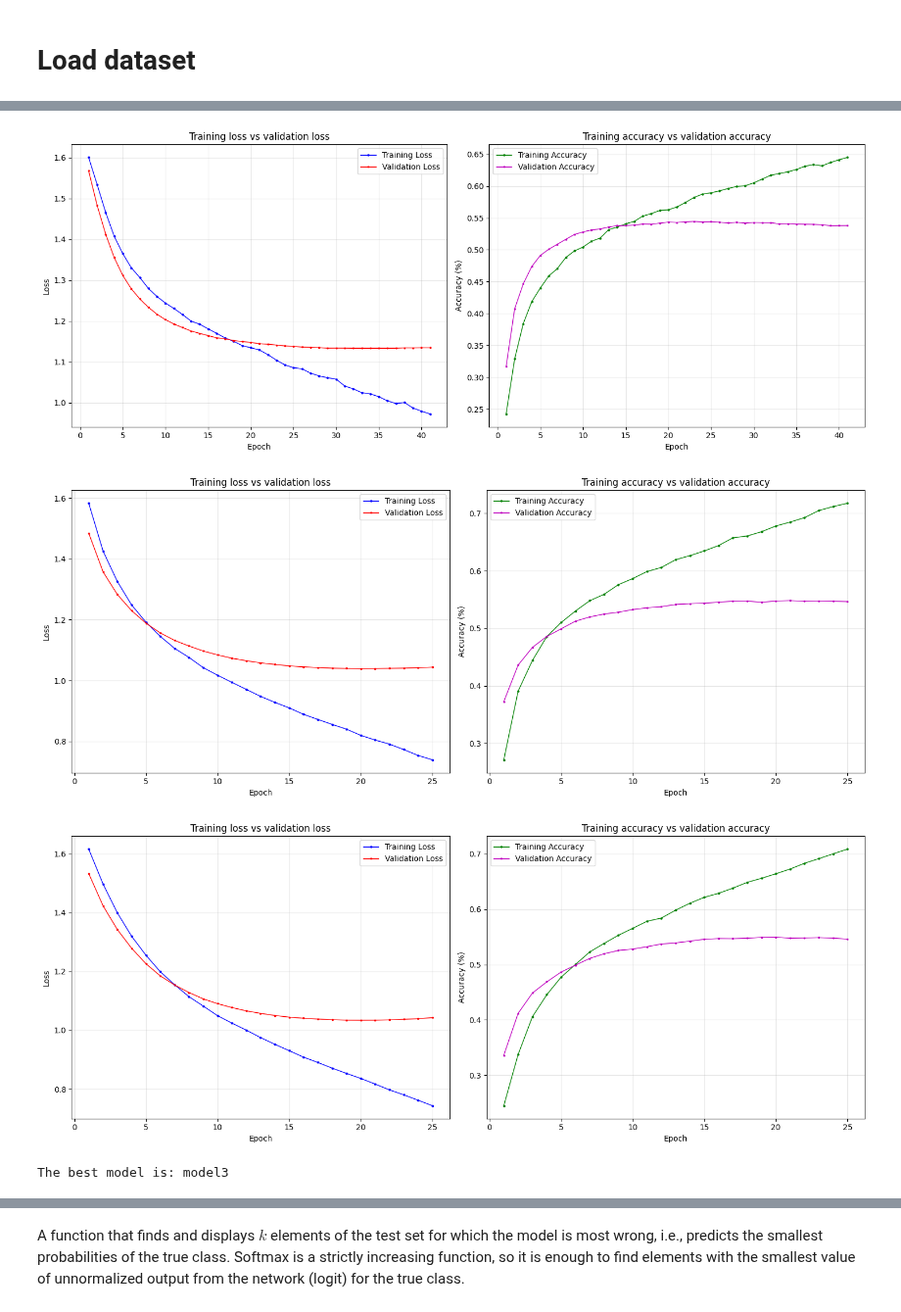
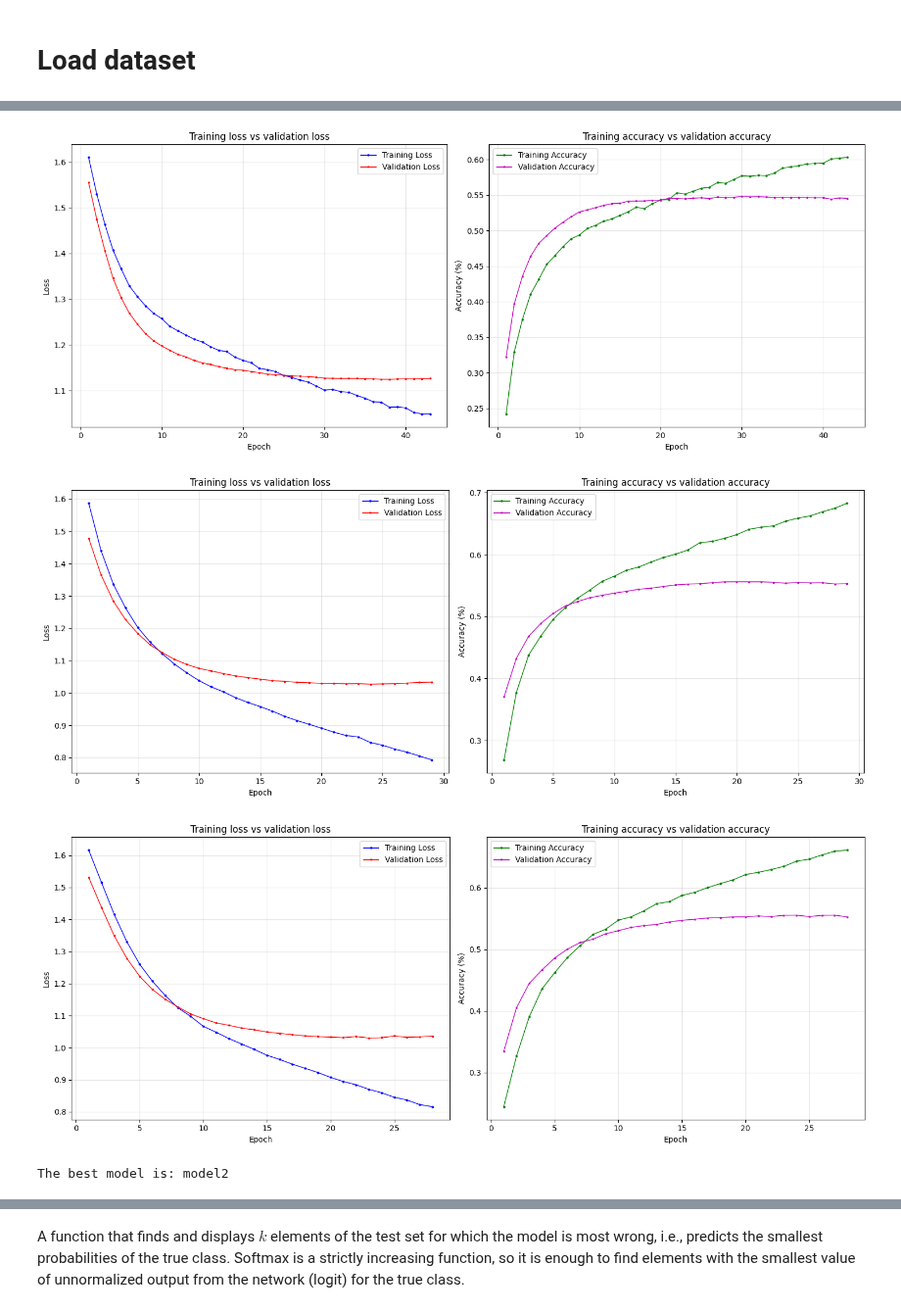
Before and after one commit to kpta119/Yelp-Review-Rating-Classification, a Jupyter notebook: Classic_methods_of_text_classification.ipynb, the cells around one changed output, grey strips where cells are left out. Shown at 98% size. Saved outputs shown, nothing was run; the diff lists cells and outputs as text; code cells hidden in the pictures.

Commit message:
Added experimenting with different tf-idf vectorizers

```diff
--- a/Classic_methods_of_text_classification.ipynb
+++ b/Classic_methods_of_text_classification.ipynb
@@ -102,12 +102,12 @@ from sklearn.feature_extraction.text import TfidfVectorizer
 from sklearn import metrics
 from tqdm import tqdm
 
-vocab_size = 10000
+vocab_size = 5000
 
 vectorizer = TfidfVectorizer(
     max_features=vocab_size,
     lowercase=True,
-    analyzer='word',
+    analyzer="word",
     ngram_range=(1, 1),
     stop_words="english"
 )
@@ -163,9 +163,9 @@ datasets = {
 }
 
 
-train_loader = DataLoader(datasets["train"], shuffle=True, batch_size=512)
-val_loader = DataLoader(datasets["val"], shuffle=False, batch_size=512)
-test_loader = DataLoader(datasets["test"], shuffle=False, batch_size=512)
+train_loader = DataLoader(datasets["train"], shuffle=True, batch_size=256)
+val_loader = DataLoader(datasets["val"], shuffle=False, batch_size=256)
+test_loader = DataLoader(datasets["test"], shuffle=False, batch_size=256)
 
 loaders = {"train" : train_loader,
            "val": val_loader,
@@ -322,20 +323,20 @@ classifiers = {"model1" : SimpleNet(vocab_size, 5),
 for name, model in classifiers.items():
   print(f"Trenowanie modelu: {name}")
   model = model.to(device)
-  optimizer = torch.optim.SGD(model.parameters(), lr=3e-3, weight_decay=1e-4)
-  lr_scheduler = torch.optim.lr_scheduler.StepLR(optimizer, step_size=15, gamma=0.9)
+  optimizer = torch.optim.SGD(model.parameters(), lr=2e-3, weight_decay=1e-4)
+  lr_scheduler = torch.optim.lr_scheduler.StepLR(optimizer, step_size=10, gamma=0.9)
   run = wandb.init(
-    project="3DifferentNeuralNetsExperiments_v19",
+    project="3DifferentNeuralNetsExperiments_v23",
     name=name,
     config={
         "model": name,
         "vocab_size": vocab_size,
         "num_classes": 5,
         "optimizer": "SGD",
-        "lr": 3e-3,
+        "lr": 2e-3,
         "weight_decay": 1e-4,
-        "scheduler": "StepLRR",
-        "step": 15,
+        "scheduler": "StepLR",
+        "step_size":10,
         "gamma": 0.9,
         "num_epochs": num_epochs
     }
@@ -368,22 +371,22 @@ def create_loss_plot(train_losses,
 
 
   # Loss plot
-  ax1.plot(epochs, train_losses, 'b-', label='Training Loss', linewidth=1, marker='o', markersize=2)
-  ax1.plot(epochs, val_losses, 'r-', label='Validation Loss', linewidth=1, marker='s', markersize=2)
+  ax1.plot(epochs, train_losses, "b-", label="Training Loss", linewidth=1, marker="o", markersize=2)
+  ax1.plot(epochs, val_losses, "r-", label="Validation Loss", linewidth=1, marker="s", markersize=2)
 
-  ax1.set_xlabel('Epoch')
-  ax1.set_ylabel('Loss')
-  ax1.set_title('Training loss vs validation loss')
+  ax1.set_xlabel("Epoch")
+  ax1.set_ylabel("Loss")
+  ax1.set_title("Training loss vs validation loss")
   ax1.legend()
   ax1.grid(True, alpha=0.3)
 
   # Accuracy plot
-  ax2.plot(epochs, train_accuracies, 'g-', label='Training Accuracy', linewidth=1, marker='o', markersize=2)
-  ax2.plot(epochs, val_accuracies, 'm-', label='Validation Accuracy', linewidth=1, marker='s', markersize=2)
+  ax2.plot(epochs, train_accuracies, "g-", label="Training Accuracy", linewidth=1, marker="o", markersize=2)
+  ax2.plot(epochs, val_accuracies, "m-", label="Validation Accuracy", linewidth=1, marker="s", markersize=2)
 
-  ax2.set_xlabel('Epoch')
-  ax2.set_ylabel('Accuracy (%)')
-  ax2.set_title('Training accuracy vs validation accuracy')
+  ax2.set_xlabel("Epoch")
+  ax2.set_ylabel("Accuracy (%)")
+  ax2.set_title("Training accuracy vs validation accuracy")
   ax2.legend()
   ax2.grid(True, alpha=0.3)
 
@@ -391,39 +394,39 @@ def create_loss_plot(train_losses,
   plt.show()
 
 api = wandb.Api()
-runs = api.runs("kacper-pt119-warsaw-university-of-technology/3DifferentNeuralNetsExperiments_v19")
+runs = api.runs("kacper-pt119-warsaw-university-of-technology/3DifferentNeuralNetsExperiments_v23")
 
 metrics = ["train/loss", "val/loss", "train/accuracy", "val/accuracy"]
 
 all_histories = {}
 
 for run in runs:
   history = run.history(keys=metrics)
   all_histories[run.name] = history
 
 the_best_val_loss_model = None
 the_best_val_loss = float("inf")
 for name, history in all_histories.items():
   if the_best_val_loss_model is None:
     the_best_val_loss_model = name
     the_best_val_loss = np.min(history["val/loss"].to_list())
   else:
     if np.min(history["val/loss"].to_list()) < the_best_val_loss:
       the_best_val_loss_model = name
       the_best_val_loss = np.min(history["val/loss"].to_list())
 
   train_losses = history["train/loss"].to_list()
   val_losses   = history["val/loss"].to_list()
   train_acc    = history["train/accuracy"].to_list()
   val_acc      = history["val/accuracy"].to_list()
   create_loss_plot(train_losses, val_losses, train_acc, val_acc)
 
 print(f"The best model is: {the_best_val_loss_model}")
 # %% [output]
-[figure, old version]
+[figure, new version]
-[figure, old version]
+[figure, new version]
-[figure, old version]
+[figure, new version]
-The best model is: model3
+The best model is: model2
 # %%
 from sklearn.metrics import classification_report
 import seaborn as sns
```
Also changed, not shown: parts of 10 cells of this notebook.
